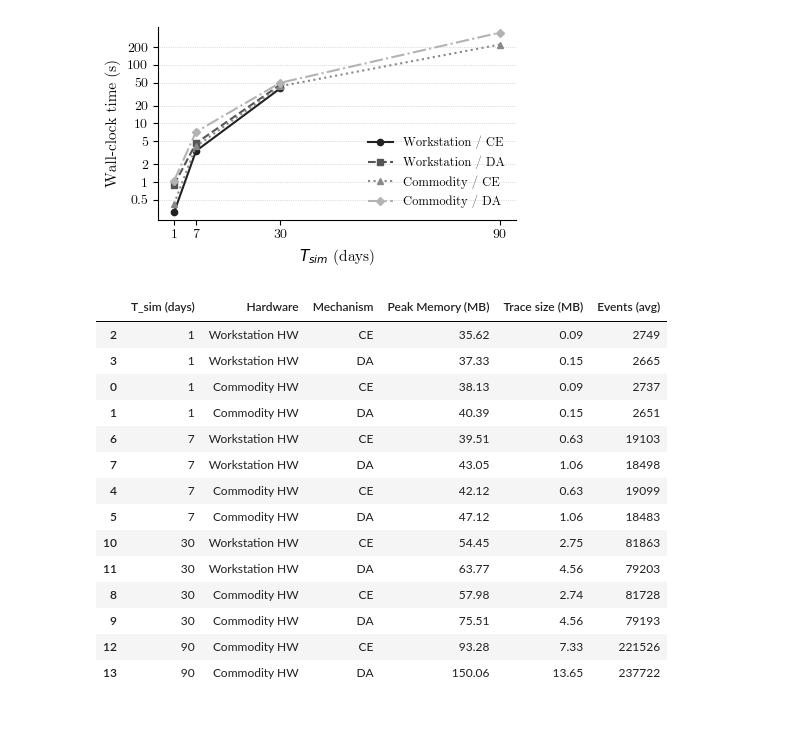
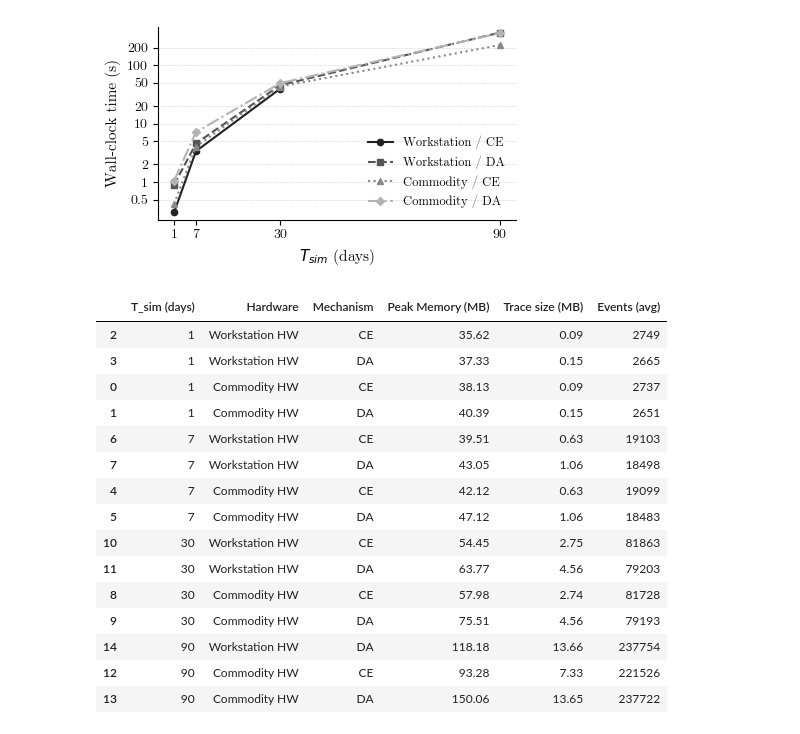
Before and after one commit to IvanComp/COORDINATE-2.0, a Jupyter notebook: Paper Results/paper_results_plots.ipynb, the cells around one changed output. Saved outputs shown, nothing was run; the diff lists cells and outputs as text; code cells hidden in the pictures.

```diff
--- a/Paper Results/paper_results_plots.ipynb
+++ b/Paper Results/paper_results_plots.ipynb
@@ -1067,6 +1067,7 @@ summary = (
         event_count=('event_count', 'mean'),
         max_rss_mb=('max_rss_mb', 'mean'),
         total_output_size_mb=('total_output_size_mb', 'mean'),
+        runs=('run_id', 'count'),
     )
 )
 summary['hardware'] = pd.Categorical(summary['hardware'], categories=hardware_order, ordered=True)
@@ -1074,22 +1075,32 @@ summary['coord_label'] = pd.Categorical(summary['coord_label'], categories=coord
 summary['profile'] = pd.Categorical(summary['profile'], categories=profile_order, ordered=True)
 summary = summary.sort_values(['sim_days', 'hardware', 'coord_label'])
 
-resource_table = summary[[
+sim_days_order = sorted(summary['sim_days'].dropna().unique())
+resource_index = pd.MultiIndex.from_product(
+    [sim_days_order, hardware_order, coord_order],
+    names=['sim_days', 'hardware', 'coord_label'],
+)
+resource_source = (
+    summary.set_index(['sim_days', 'hardware', 'coord_label'])
+    .reindex(resource_index)
+    .reset_index()
+)
+resource_table = resource_source[[
     'sim_days', 'hardware', 'coord_label',
-    'max_rss_mb', 'total_output_size_mb', 'event_count',
+    'max_rss_mb', 'event_count', 'total_output_size_mb',
 ]].rename(columns={
     'sim_days': 'T_sim (days)',
     'hardware': 'Hardware',
     'coord_label': 'Mechanism',
     'max_rss_mb': 'Peak Memory (MB)',
+    'event_count': 'Events (avg)',
     'total_output_size_mb': 'Trace size (MB)',
-    'event_count': 'Events (avg)',
 })
+resource_table['Hardware'] = resource_table['Hardware'].str.replace(' HW', '', regex=False)
 resource_table['Peak Memory (MB)'] = resource_table['Peak Memory (MB)'].round(2)
+resource_table['Events (avg)'] = resource_table['Events (avg)'].round(0).astype('Int64')
 resource_table['Trace size (MB)'] = resource_table['Trace size (MB)'].round(2)
-resource_table['Events (avg)'] = resource_table['Events (avg)'].round(0).astype('Int64')
 
-sim_days_order = sorted(summary['sim_days'].dropna().unique())
 series = {profile: summary[summary['profile'] == profile].set_index('sim_days') for profile in profile_order}
 fig, ax = plt.subplots(1, 1, figsize=(4.4, 2.7))
 for idx, profile in enumerate(profile_order):
@@ -1100,35 +1111,36 @@ for idx, profile in enumerate(profile_order):
     ax.plot(
         sim_days_order,
         values,
         label=profile_labels.get(profile, profile),
         color=LINE_COLORS[idx % len(LINE_COLORS)],
         linestyle=LINE_STYLES[idx % len(LINE_STYLES)],
         marker=MARKERS[idx % len(MARKERS)],
         linewidth=1.5,
         markersize=4.5,
     )
 ax.set_xlabel('$T_{sim}$ (days)', fontsize=11)
 ax.set_ylabel('Wall-clock time (s)', fontsize=11)
 ax.set_yscale('log')
 wall_values = summary['wall_time_s'].dropna()
 if not wall_values.empty:
     y_min = max(0.1, wall_values.min() * 0.75)
     y_max = wall_values.max() * 1.25
     tick_candidates = np.array([0.2, 0.5, 1, 2, 5, 10, 20, 50, 100, 200, 500, 1000])
     y_ticks = tick_candidates[(tick_candidates >= y_min) & (tick_candidates <= y_max)]
     ax.set_ylim(y_min, y_max)
     ax.set_yticks(y_ticks)
     ax.set_yticklabels([f'{tick:g}' for tick in y_ticks])
     ax.minorticks_off()
 ax.set_xticks(sim_days_order)
 ax.tick_params(axis='both', labelsize=10)
 style_axes(ax, grid_axis='y')
 ax.legend(loc='lower right', frameon=False, fontsize=9)
 fig.tight_layout()
 save_or_show(fig, ROOT, 'rq4_wall_time_scalability.pdf')
-display(resource_table)
+resource_table_display = resource_table.astype(object).where(resource_table.notna(), '--')
+display(resource_table_display)
 # %% [output]
-[figure, old version]
+[figure, new version]
 |  | T_sim (days) | Hardware | Mechanism | Peak Memory (MB) | Trace size (MB) | Events (avg) |
 | 2 | 1 | Workstation HW | CE | 35.62 | 0.09 | 2749 |
 | 3 | 1 | Workstation HW | DA | 37.33 | 0.15 | 2665 |
@@ -1142,5 +1154,6 @@ display(resource_table)
 | 11 | 30 | Workstation HW | DA | 63.77 | 4.56 | 79203 |
 | 8 | 30 | Commodity HW | CE | 57.98 | 2.74 | 81728 |
 | 9 | 30 | Commodity HW | DA | 75.51 | 4.56 | 79193 |
+| 14 | 90 | Workstation HW | DA | 118.18 | 13.66 | 237754 |
 | 12 | 90 | Commodity HW | CE | 93.28 | 7.33 | 221526 |
 | 13 | 90 | Commodity HW | DA | 150.06 | 13.65 | 237722 |
```
Also changed, not shown: 16 other files.
